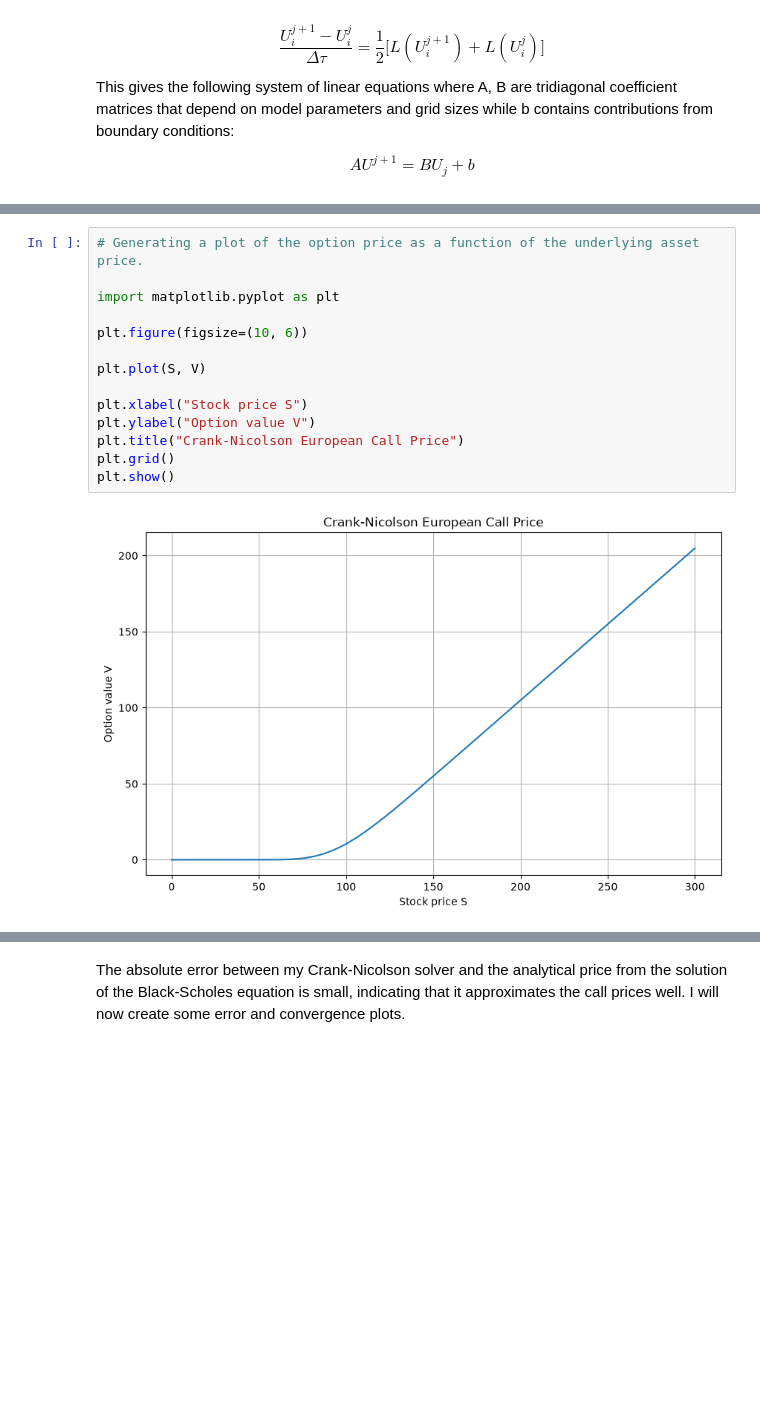
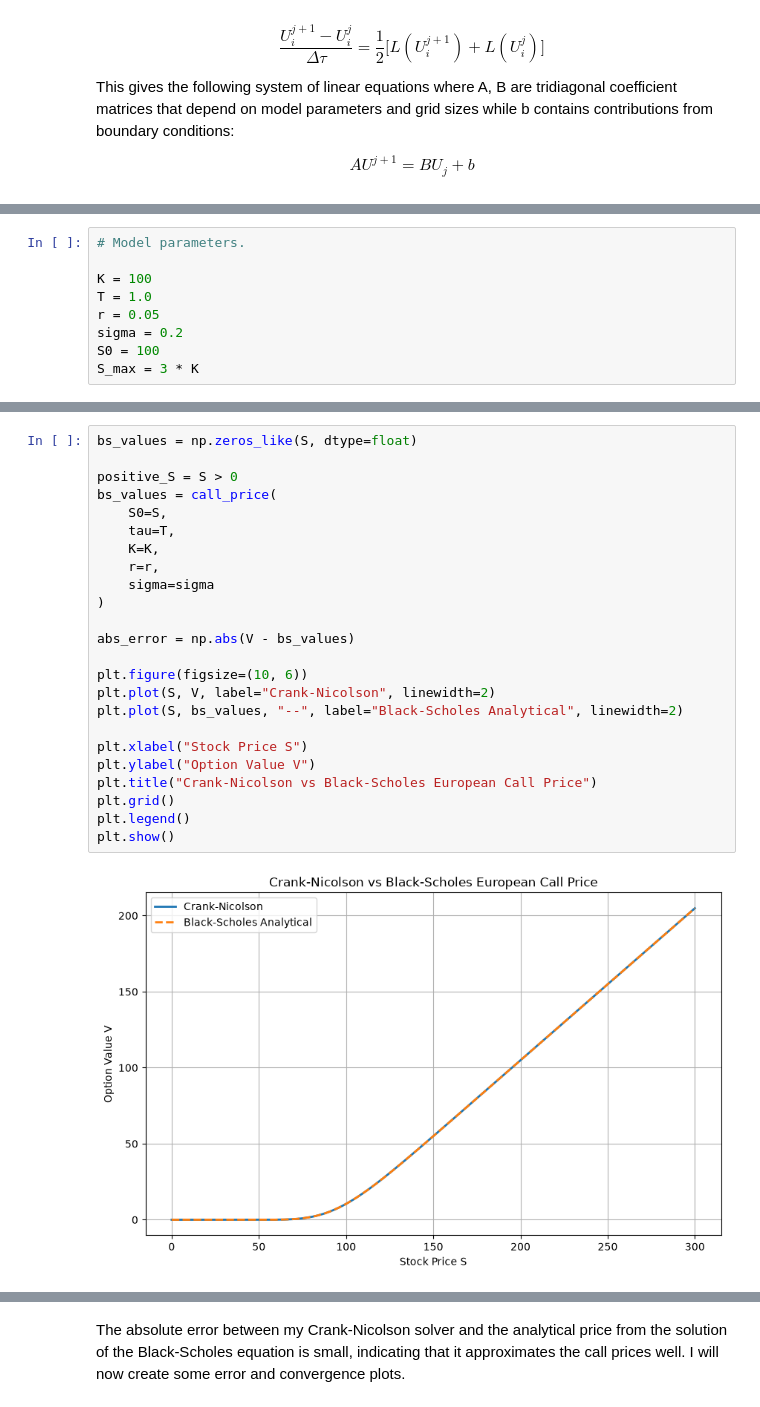
Before and after one commit to dylan-sinnott/black-scholes-pinn-pikan-benchmark, a Jupyter notebook: notebooks/crank_nicolson.ipynb, the cells around one changed output, grey strips where cells are left out. Drawn from its saved outputs; the diff is of its cells as text; blank space fills up the shorter version.

```diff
--- a/notebooks/crank_nicolson.ipynb
+++ b/notebooks/crank_nicolson.ipynb
@@ -60,0 +59,9 @@ print(price)
+# %%
+# Model parameters.
+
+K = 100
+T = 1.0
+r = 0.05
+sigma = 0.2
+S0 = 100
+S_max = 3 * K
@@ -61,16 +89,26 @@ print(price)
 # %%
-# Generating a plot of the option price as a function of the underlying asset price.
+bs_values = np.zeros_like(S, dtype=float)
 
-import matplotlib.pyplot as plt
+positive_S = S > 0
+bs_values = call_price(
+    S0=S,
+    tau=T,
+    K=K,
+    r=r,
+    sigma=sigma
+)
+
+abs_error = np.abs(V - bs_values)
 
 plt.figure(figsize=(10, 6))
+plt.plot(S, V, label="Crank-Nicolson", linewidth=2)
+plt.plot(S, bs_values, "--", label="Black-Scholes Analytical", linewidth=2)
 
-plt.plot(S, V)
-
-plt.xlabel("Stock price S")
-plt.ylabel("Option value V")
-plt.title("Crank-Nicolson European Call Price")
+plt.xlabel("Stock Price S")
+plt.ylabel("Option Value V")
+plt.title("Crank-Nicolson vs Black-Scholes European Call Price")
 plt.grid()
+plt.legend()
 plt.show()
 # %% [output]
-[figure, old version]
+[figure, new version]
```
Also changed, not shown: parts of 17 cells of this notebook, 8 other files.
